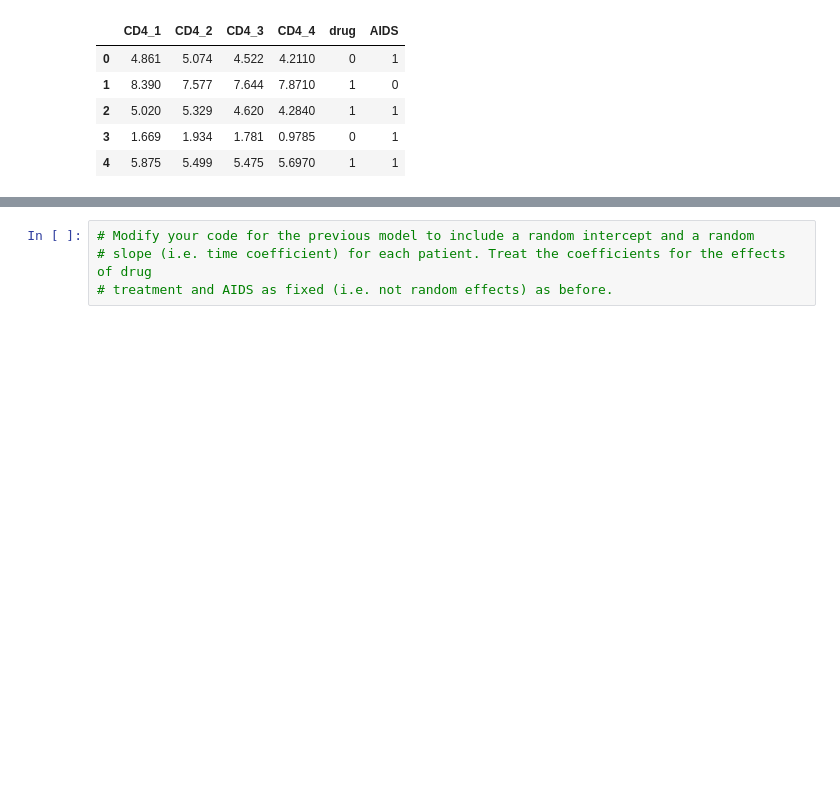
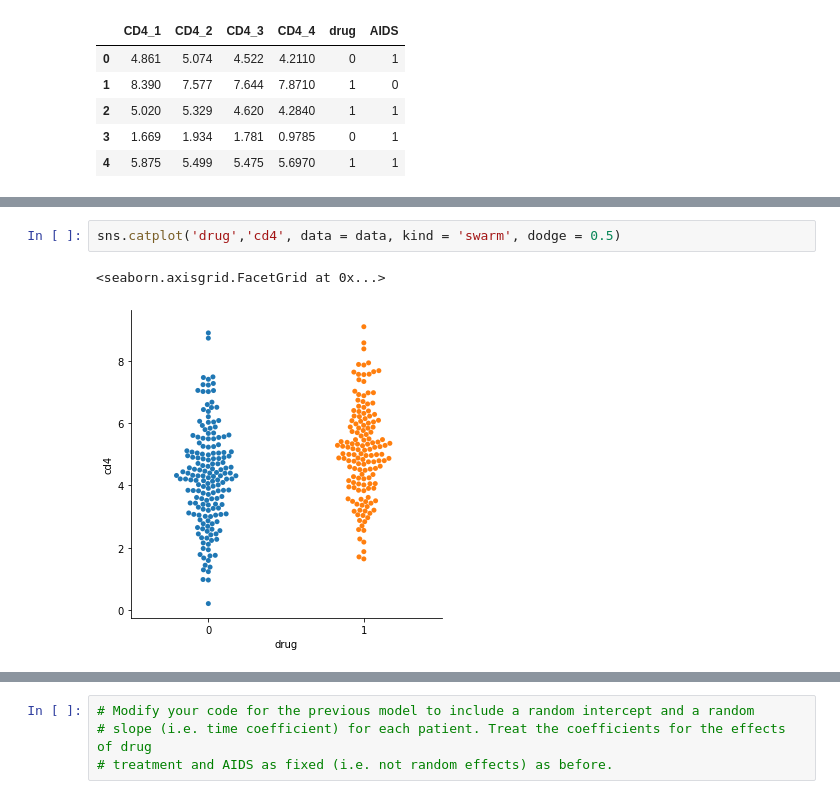
Before and after one commit to violafanfani/small_data, a Jupyter notebook: notebooks/notebook2_hierarchical_modeling_viola.ipynb, the cells around one changed output, grey strips where cells are left out. Saved outputs shown, nothing was run; the diff lists cells and outputs as text; blank space fills up the shorter version.

```diff
--- a/notebooks/notebook2_hierarchical_modeling_viola.ipynb
+++ b/notebooks/notebook2_hierarchical_modeling_viola.ipynb
@@ -100,3 +124,8 @@ cd4.head()
+# %%
+sns.catplot('drug','cd4', data = data, kind = 'swarm', dodge = 0.5)
+# %% [output]
+<seaborn.axisgrid.FacetGrid at 0x...>
+[figure, added]
 # %%
 # Run the model and monitor the slope and intercept parameters, the regression
 # coefficients for the effects of treatment and AIDS, and the residual error variance.
```
Also changed, not shown: parts of 7 cells of this notebook, 2 other files.
